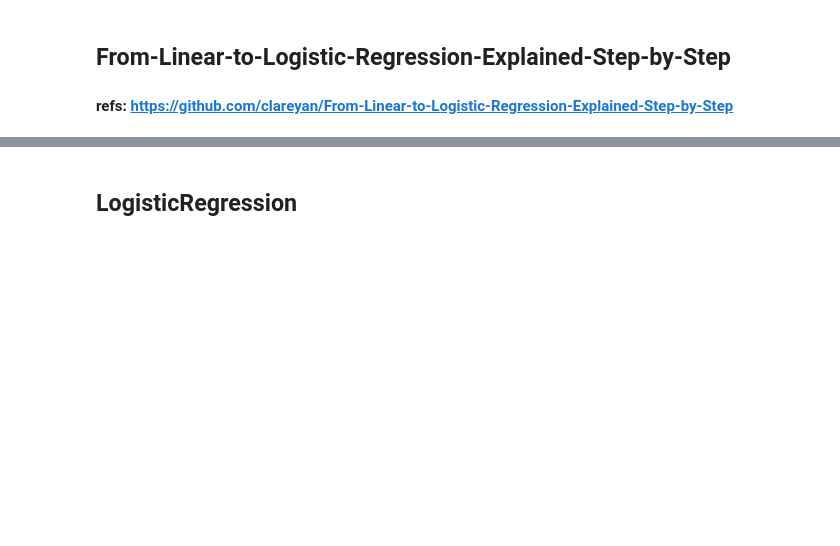
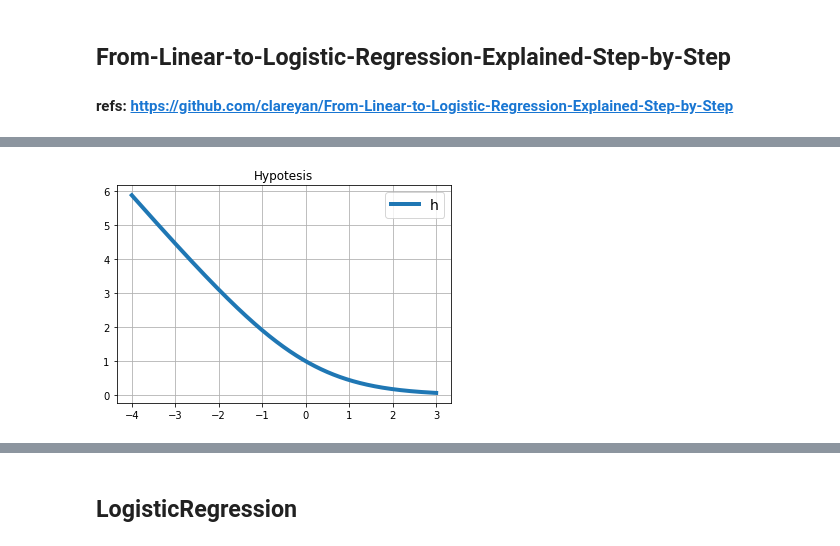
Before and after one commit to spbcoding/ml-aws-course, a Jupyter notebook: lab04-logistic-regression-svm.ipynb, the cells around one changed output, grey strips where cells are left out. Drawn from its saved outputs; the diff is of its cells as text; code cells hidden in the pictures; blank space fills up the shorter version.

Commit message:
add some images

```diff
--- a/lab04-logistic-regression-svm.ipynb
+++ b/lab04-logistic-regression-svm.ipynb
@@ -10,0 +15,14 @@ IFrame(src='https://7reuv.csb.app/', width=700, height=600)
+# %%
+import numpy as np
+import matplotlib.pyplot as plt
+%matplotlib inline
+
+xx = np.linspace(-4,3,100000)
+
+plt.plot(xx, [-np.log2(1/(1+2.76**(-x)))  for x in xx], linewidth=4, label='h')
+
+plt.title('Hypotesis')
+plt.grid()
+plt.legend(prop={'size': 14});
+# %% [output]
+[figure, added]
```
Also changed, not shown: parts of 2 cells of this notebook, 2 other files.
